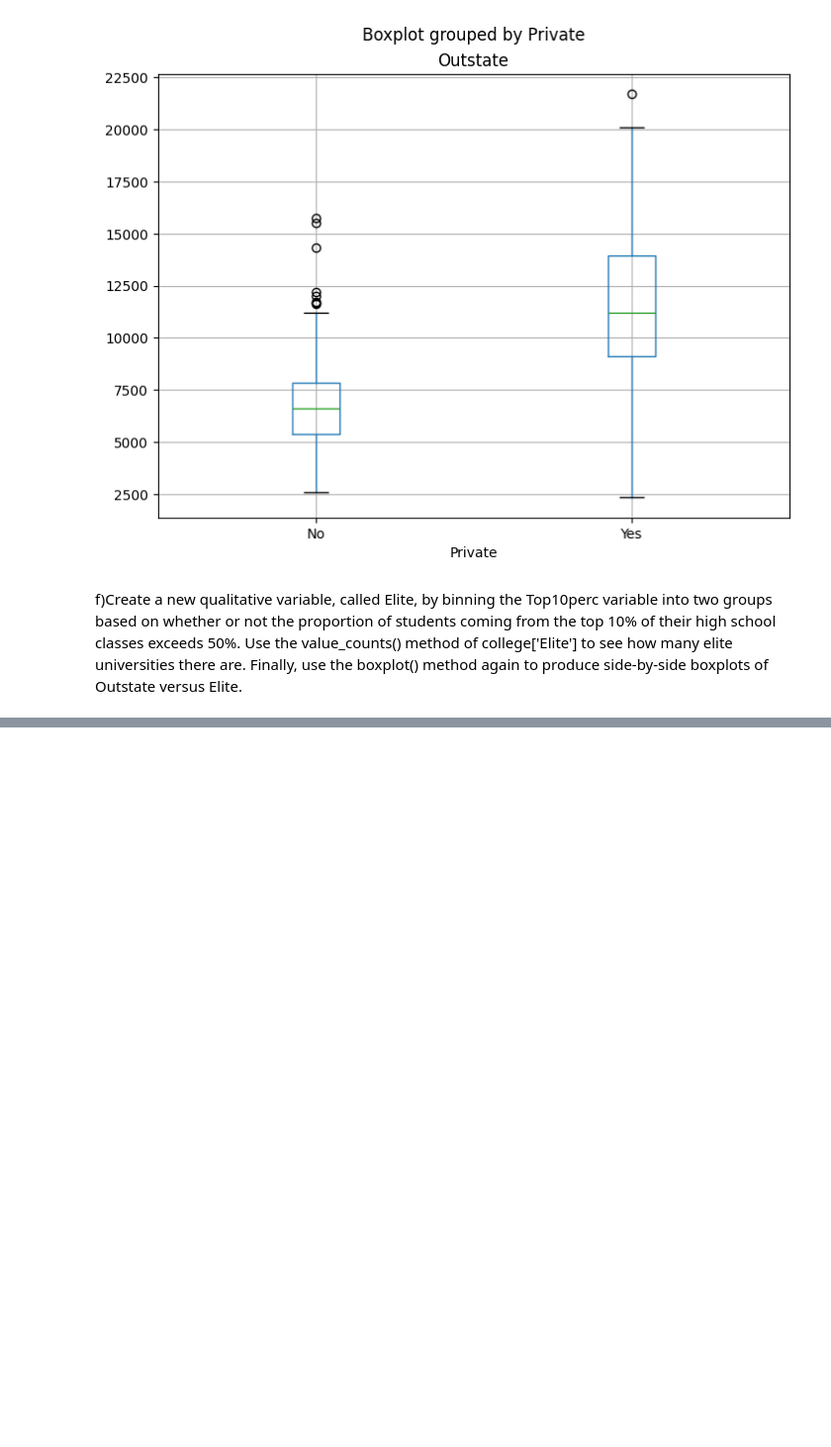
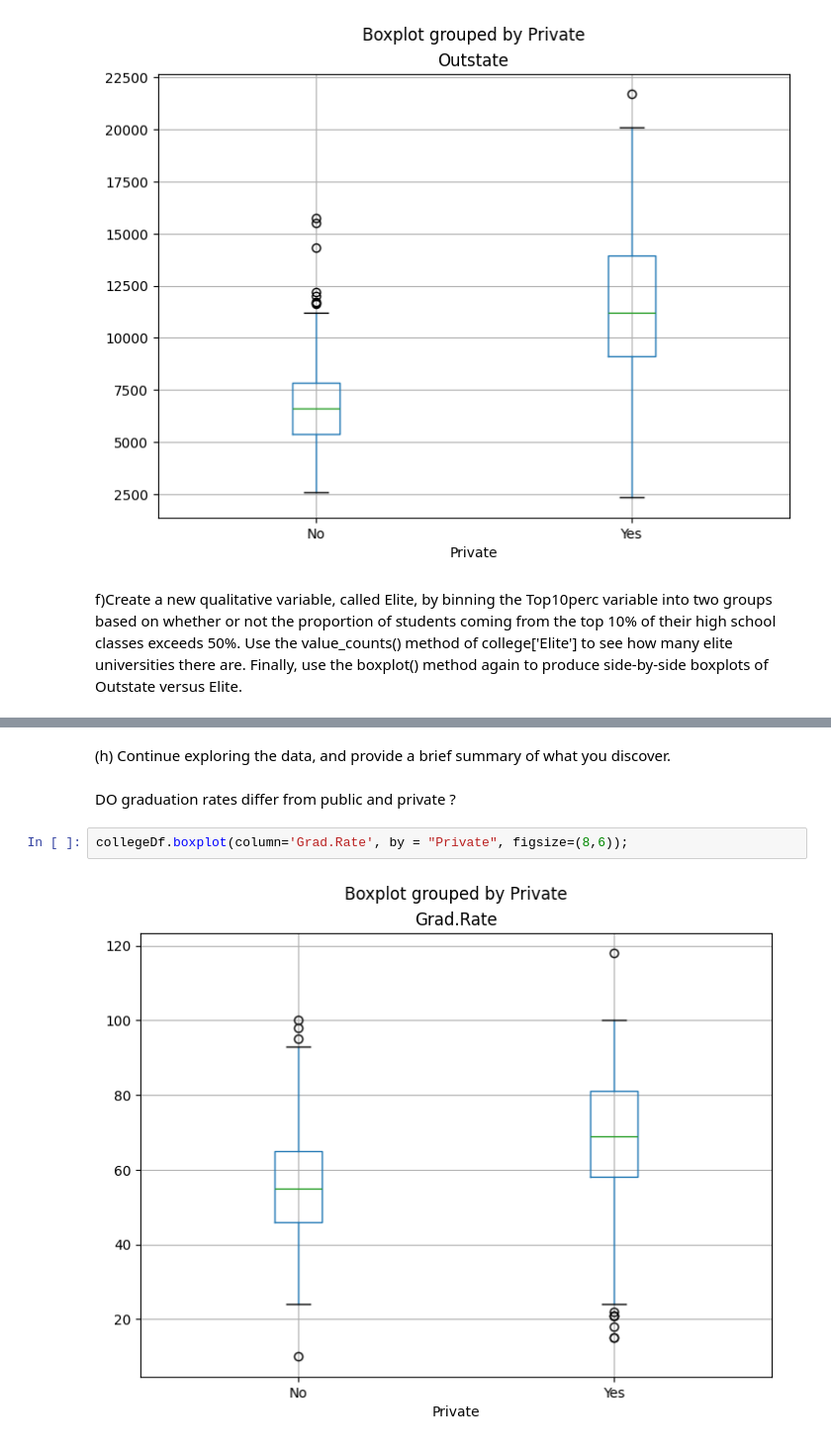
Before and after one commit to PrateekMinhas09/Data-Statistics-and-modeling-w-Python, a Jupyter notebook: Statistical_Learning: Ch2/AppliedExercise.ipynb, the cells around one changed output, grey strips where cells are left out. Shown: that part at 99% size. Cells and saved outputs as stored; diff of their text form; blank space fills up the shorter version.

```diff
--- a/Statistical_Learning: Ch2/AppliedExercise.ipynb
+++ b/Statistical_Learning: Ch2/AppliedExercise.ipynb
@@ -130,0 +210,9 @@ again to produce side-by-side boxplots of Outstate versus Elite.
+# %% [markdown]
+(h) Continue exploring the data, and provide a brief summary of
+what you discover.
+# %% [markdown]
+DO graduation rates differ from public and private ?
+# %%
+collegeDf.boxplot(column='Grad.Rate', by = "Private", figsize=(8,6));
+# %% [output]
+[figure, added]
```
Also changed, not shown: parts of 19 cells of this notebook.
